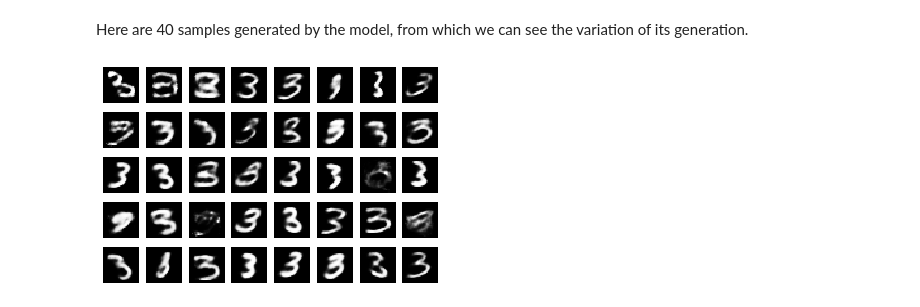
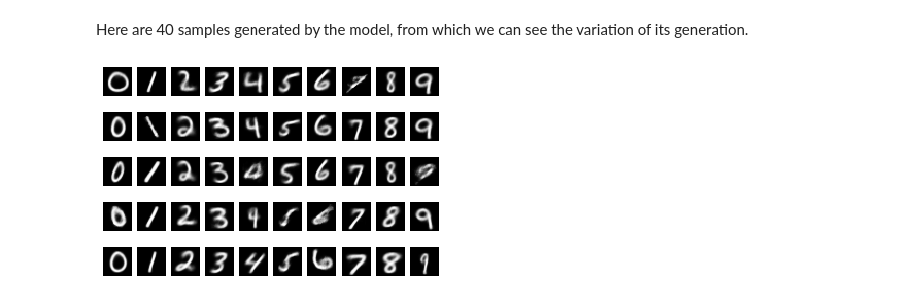
Before and after one commit to chendaichao/VAE-pytorch, a Jupyter notebook: Models/VAE/Demo.ipynb, the cells around one changed output. Cells and saved outputs as stored; diff of their text form; code cells hidden in the pictures.

```diff
--- a/Models/VAE/Demo.ipynb
+++ b/Models/VAE/Demo.ipynb
@@ -50,10 +50,10 @@ We illustrate 40 generated fake images here.
 # %%
 with torch.no_grad():
-    x = net.generate(batch_size=40)
+    x = net.generate(batch_size=15)
 
 print("fake images")
-for i in range(40):
-    plt.subplot(5, 8, i+1)
+for i in range(15):
+    plt.subplot(3, 5, i+1)
     plt.axis("off")
     plt.imshow(x[i].squeeze(0).cpu().numpy(), cm.gray)
 # %% [output]
@@ -63,8 +63,8 @@ fake images
 import torchvision
 train_data = torchvision.datasets.MNIST(root='../../Datasets', train=True, download=True, transform=torchvision.transforms.ToTensor())
 print("real images")
-for i in range(40):
-    plt.subplot(5, 8, i+1)
+for i in range(15):
+    plt.subplot(3, 5, i+1)
     plt.axis("off")
     plt.imshow(train_data[i][0].squeeze(0).cpu().numpy(), cm.gray)
 # %% [output]
@@ -79,7 +79,7 @@ from model import cVAE
 # %%
 device = torch.device('cuda' if torch.cuda.is_available() else 'cpu')
 
-net = cVAE((1, 28, 28), nclass = 10, nhid = 16)
+net = cVAE((1, 28, 28), nclass = 10, nhid = 2, ncond = 16)
 checkpoint = torch.load("cVAE.pt", map_location = device)
 net.load_state_dict(checkpoint["net"])
 net.to(device)
@@ -105,7 +105,7 @@ cVAE(
 # %% [markdown]
 Here is an illustration of a generated handwritten `number`. You can assign an arbitrary digit from 0~9 for `number`.
 # %%
-number = 3
+number = 4
 # %%
 with torch.no_grad():
     x = net.generate(number)
@@ -117,11 +117,11 @@ plt.imshow(x.squeeze(0).cpu().numpy(), cm.gray)
 Here are 40 samples generated by the model, from which we can see the variation of its generation.
 # %%
 with torch.no_grad():
-    x = net.generate(torch.tensor([number] * 40))
+    x = net.generate(torch.tensor([list(range(10))] * 5).clone().view(-1))
 
-for i in range(40):
-    plt.subplot(5, 8, i+1)
+for i in range(50):
+    plt.subplot(5, 10, i+1)
     plt.axis("off")
     plt.imshow(x[i].squeeze(0).cpu().numpy(), cm.gray)
 # %% [output]
-[figure, old version]
+[figure, new version]
```
Also changed, not shown: parts of 7 cells of this notebook, 3 other files.
